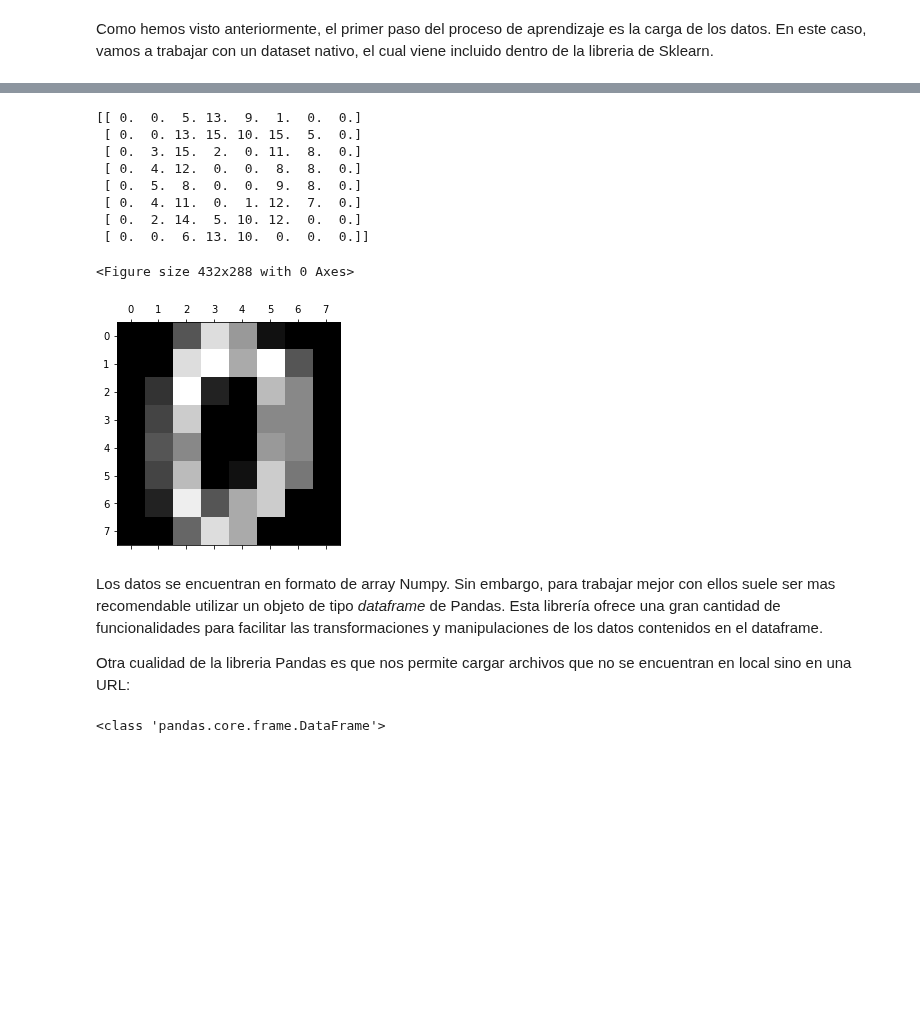
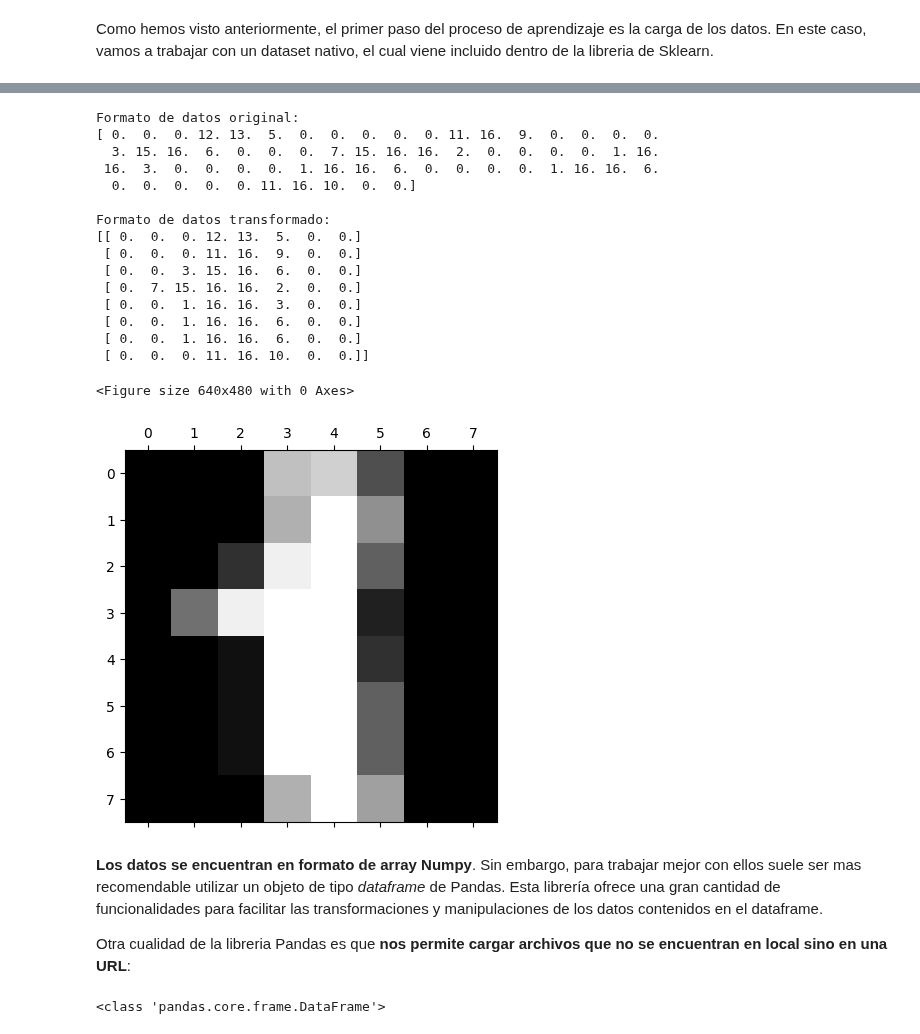
Before and after one commit to ferjorosa/tokio-school-dl-03-2023, a Jupyter notebook: 1 - INTRODUCCION/1-Fundamentos basicos.ipynb, the cells around one changed output, grey strips where cells are left out. Drawn from its saved outputs; the diff is of its cells as text; code cells hidden in the pictures; blank space fills up the shorter version.

```diff
--- a/1 - INTRODUCCION/1-Fundamentos basicos.ipynb
+++ b/1 - INTRODUCCION/1-Fundamentos basicos.ipynb
@@ -409,32 +441,43 @@ print(type(digits_by_sk))
 # %%
 import matplotlib.pyplot as plt
 
 # Transformamos la forma de los datos de 64x1 a 8x8
 data_image_format_sk = digits_by_sk.data.reshape((1797, 8,8))
 
-index = 0
+index =1
+print("Formato de datos original:")
+print(digits_by_sk.data[index])
+
+print("\nFormato de datos transformado:")
 print(data_image_format_sk[index])
 
 plt.gray()
 plt.matshow(data_image_format_sk[index])
 plt.show()
 # %% [output]
-[[ 0.  0.  5. 13.  9.  1.  0.  0.]
- [ 0.  0. 13. 15. 10. 15.  5.  0.]
- [ 0.  3. 15.  2.  0. 11.  8.  0.]
- [ 0.  4. 12.  0.  0.  8.  8.  0.]
- [ 0.  5.  8.  0.  0.  9.  8.  0.]
- [ 0.  4. 11.  0.  1. 12.  7.  0.]
- [ 0.  2. 14.  5. 10. 12.  0.  0.]
- [ 0.  0.  6. 13. 10.  0.  0.  0.]]
+Formato de datos original:
+[ 0.  0.  0. 12. 13.  5.  0.  0.  0.  0.  0. 11. 16.  9.  0.  0.  0.  0.
+  3. 15. 16.  6.  0.  0.  0.  7. 15. 16. 16.  2.  0.  0.  0.  0.  1. 16.
+ 16.  3.  0.  0.  0.  0.  1. 16. 16.  6.  0.  0.  0.  0.  1. 16. 16.  6.
+  0.  0.  0.  0.  0. 11. 16. 10.  0.  0.]
+
+Formato de datos transformado:
+[[ 0.  0.  0. 12. 13.  5.  0.  0.]
+ [ 0.  0.  0. 11. 16.  9.  0.  0.]
+ [ 0.  0.  3. 15. 16.  6.  0.  0.]
+ [ 0.  7. 15. 16. 16.  2.  0.  0.]
+ [ 0.  0.  1. 16. 16.  3.  0.  0.]
+ [ 0.  0.  1. 16. 16.  6.  0.  0.]
+ [ 0.  0.  1. 16. 16.  6.  0.  0.]
+ [ 0.  0.  0. 11. 16. 10.  0.  0.]]
-<Figure size 432x288 with 0 Axes>
+<Figure size 640x480 with 0 Axes>
-[figure, old version]
+[figure, new version]
 # %% [markdown]
-Los datos se encuentran en formato de array Numpy. Sin embargo, para trabajar mejor con ellos suele ser mas recomendable utilizar un objeto de tipo *dataframe* de Pandas. Esta
+**Los datos se encuentran en formato de array Numpy**. Sin embargo, para trabajar mejor con ellos suele ser mas recomendable utilizar un objeto de tipo *dataframe* de Pandas. Esta
 librería ofrece una gran cantidad de funcionalidades para facilitar las transformaciones y manipulaciones
 de los datos contenidos en el dataframe.
 
-Otra cualidad de la libreria Pandas es que nos permite cargar archivos que no se encuentran en local sino en una URL:
+Otra cualidad de la libreria Pandas es que **nos permite cargar archivos que no se encuentran en local sino en una URL**:
 # %%
 # Cargamos la librería pandas
 import pandas as pd
```
Also changed, not shown: parts of 10 cells of this notebook, 2 other files.
